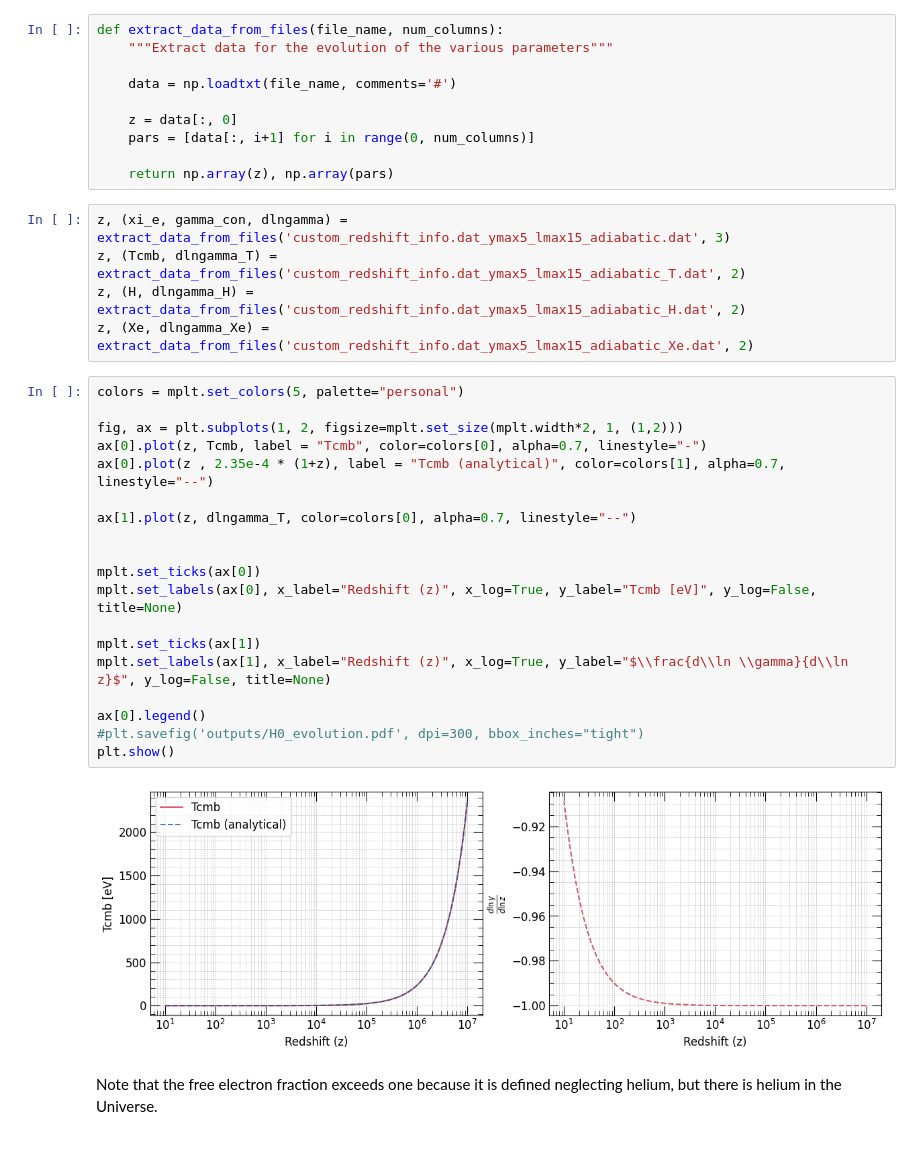
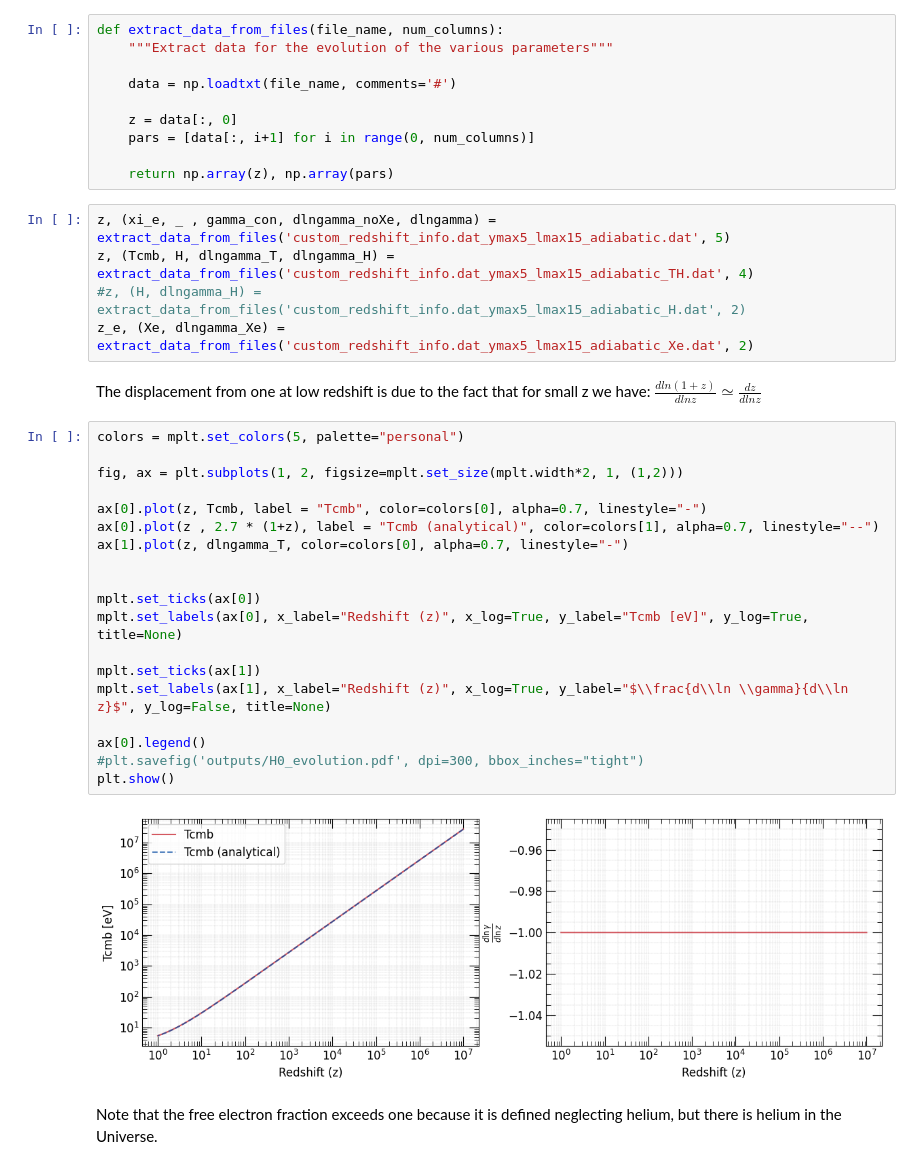
Before and after one commit to Sareva00/Photon_conversion, a Jupyter notebook: gamma_evolution.ipynb, the cells around one changed output. Drawn from its saved outputs; the diff is of its cells as text.

```diff
--- a/gamma_evolution.ipynb
+++ b/gamma_evolution.ipynb
@@ -24,31 +24,34 @@ def extract_data_from_files(file_name, num_columns):
 
     return np.array(z), np.array(pars)
 # %%
-z, (xi_e, gamma_con, dlngamma) = extract_data_from_files('custom_redshift_info.dat_ymax5_lmax15_adiabatic.dat', 3)
-z, (Tcmb, dlngamma_T) = extract_data_from_files('custom_redshift_info.dat_ymax5_lmax15_adiabatic_T.dat', 2)
-z, (H, dlngamma_H) = extract_data_from_files('custom_redshift_info.dat_ymax5_lmax15_adiabatic_H.dat', 2)
-z, (Xe, dlngamma_Xe) = extract_data_from_files('custom_redshift_info.dat_ymax5_lmax15_adiabatic_Xe.dat', 2)
+z, (xi_e, _ , gamma_con, dlngamma_noXe, dlngamma) = extract_data_from_files('custom_redshift_info.dat_ymax5_lmax15_adiabatic.dat', 5)
+z, (Tcmb, H, dlngamma_T, dlngamma_H) = extract_data_from_files('custom_redshift_info.dat_ymax5_lmax15_adiabatic_TH.dat', 4)
+#z, (H, dlngamma_H) = extract_data_from_files('custom_redshift_info.dat_ymax5_lmax15_adiabatic_H.dat', 2)
+z_e, (Xe, dlngamma_Xe) = extract_data_from_files('custom_redshift_info.dat_ymax5_lmax15_adiabatic_Xe.dat', 2)
+# %% [markdown]
+The displacement from one at low redshift is due to the fact that for small z we have:
+$\frac{d ln(1+z)}{d lnz} \simeq \frac{d z}{d lnz}$
 # %%
 colors = mplt.set_colors(5, palette="personal")
 
 fig, ax = plt.subplots(1, 2, figsize=mplt.set_size(mplt.width*2, 1, (1,2)))
+
 ax[0].plot(z, Tcmb, label = "Tcmb", color=colors[0], alpha=0.7, linestyle="-")
-ax[0].plot(z , 2.35e-4 * (1+z), label = "Tcmb (analytical)", color=colors[1], alpha=0.7, linestyle="--")
-
-ax[1].plot(z, dlngamma_T, color=colors[0], alpha=0.7, linestyle="--")
+ax[0].plot(z , 2.7 * (1+z), label = "Tcmb (analytical)", color=colors[1], alpha=0.7, linestyle="--")
+ax[1].plot(z, dlngamma_T, color=colors[0], alpha=0.7, linestyle="-")
 
 
 mplt.set_ticks(ax[0])
-mplt.set_labels(ax[0], x_label="Redshift (z)", x_log=True, y_label="Tcmb [eV]", y_log=False, title=None)
+mplt.set_labels(ax[0], x_label="Redshift (z)", x_log=True, y_label="Tcmb [eV]", y_log=True, title=None)
 
 mplt.set_ticks(ax[1])
 mplt.set_labels(ax[1], x_label="Redshift (z)", x_log=True, y_label="$\\frac{d\\ln \\gamma}{d\\ln z}$", y_log=False, title=None)
 
 ax[0].legend()
 #plt.savefig('outputs/H0_evolution.pdf', dpi=300, bbox_inches="tight")
 plt.show()
 # %% [output]
-[figure, old version]
+[figure, new version]
 # %% [markdown]
 Note that the free electron fraction exceeds one because it is defined neglecting helium, but there is helium in the Universe.
 # %%
```
Also changed, not shown: parts of 4 cells of this notebook, 3 other files.
